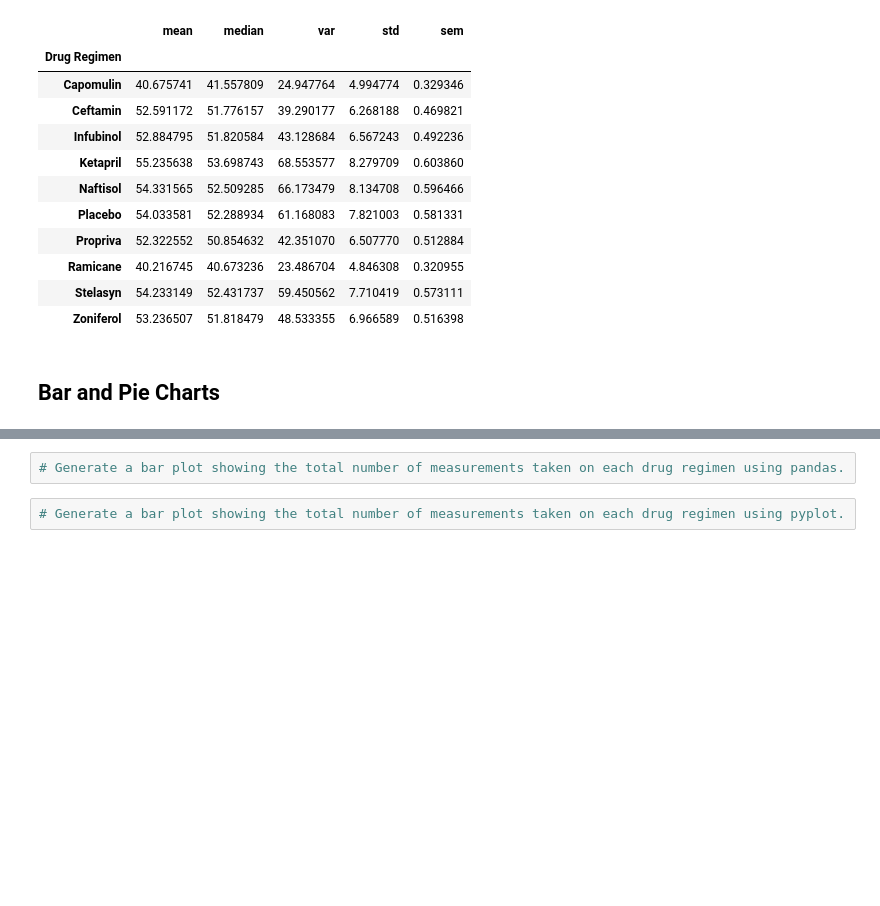
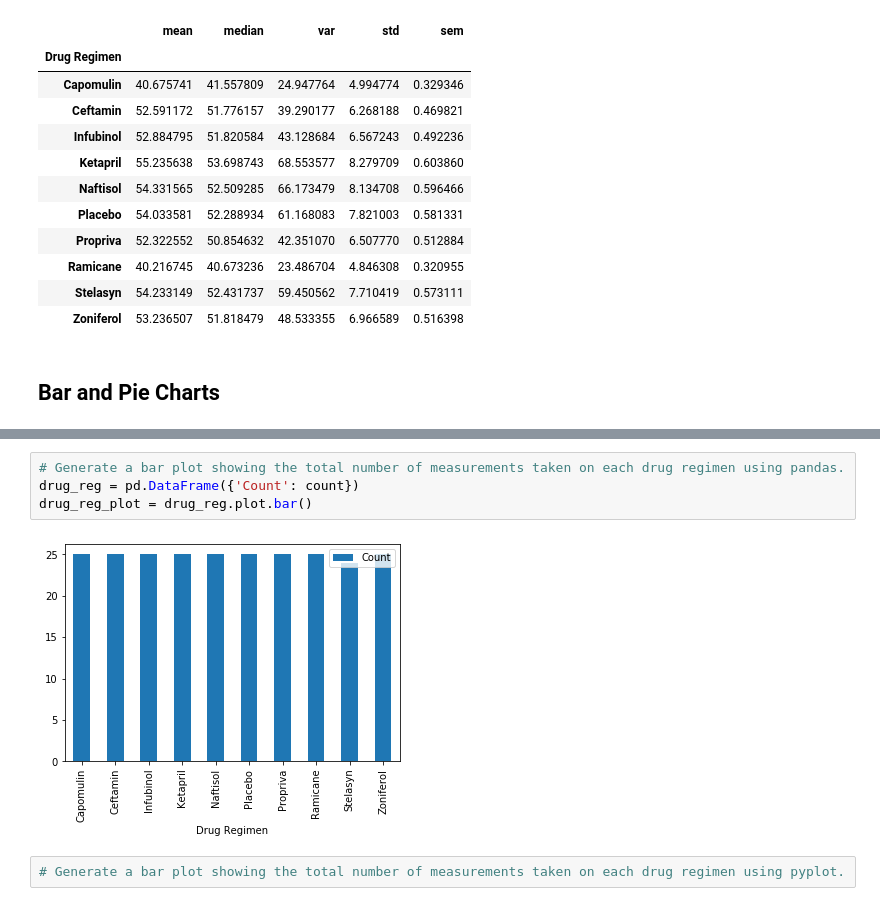
Before and after one commit to mbustillos329/matplotlib-homework, a Jupyter notebook: Pymaceuticals/pymaceuticals_starter.ipynb, the cells around one changed output, grey strips where cells are left out. Drawn from its saved outputs; the diff is of its cells as text; blank space fills up the shorter version.

Commit message:
first bar chart

```diff
--- a/Pymaceuticals/pymaceuticals_starter.ipynb
+++ b/Pymaceuticals/pymaceuticals_starter.ipynb
@@ -145,5 +160,9 @@ summary
 # %%
 # Generate a bar plot showing the total number of measurements taken on each drug regimen using pandas.
+drug_reg = pd.DataFrame({'Count': count})
+drug_reg_plot = drug_reg.plot.bar()
+# %% [output]
+[figure, added]
 # %%
 # Generate a bar plot showing the total number of measurements taken on each drug regimen using pyplot.
 # %%
```
Also changed, not shown: parts of 1 cell of this notebook, 2 other files.
